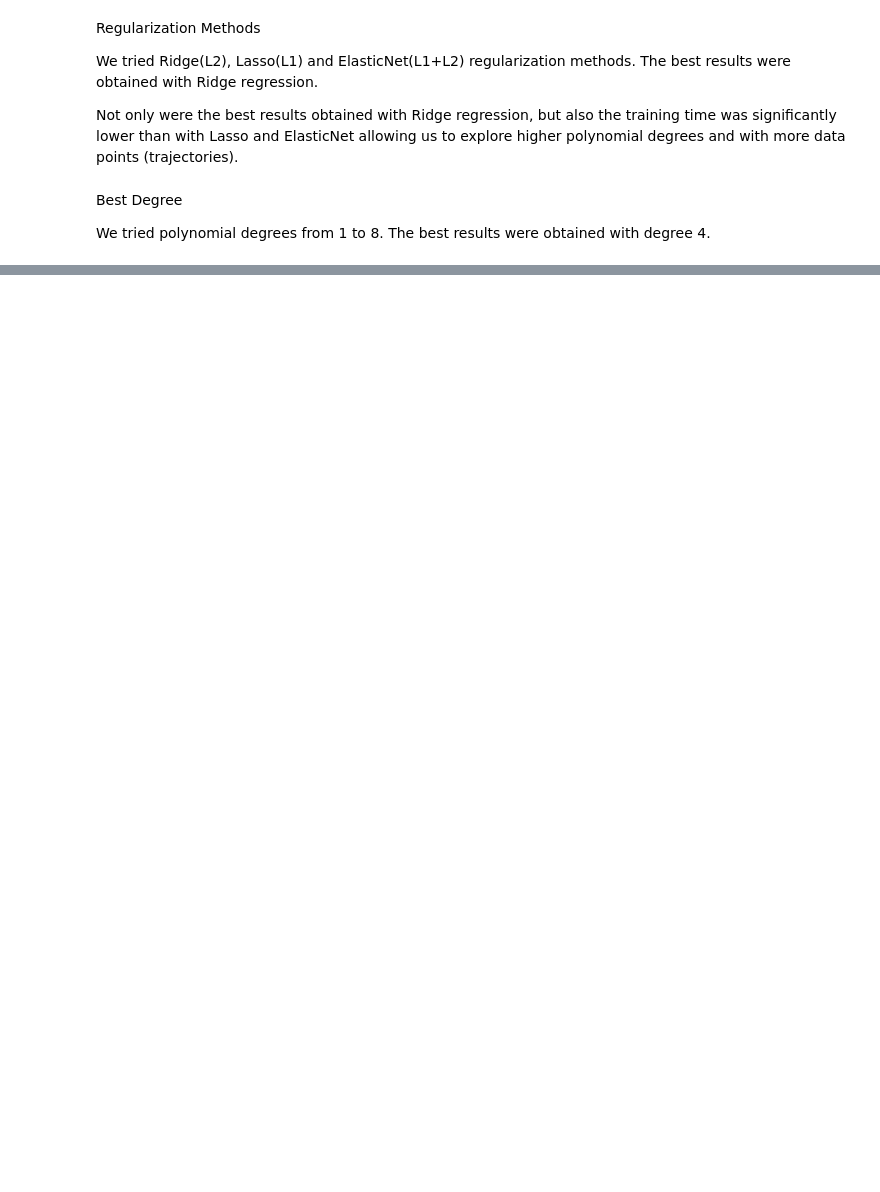
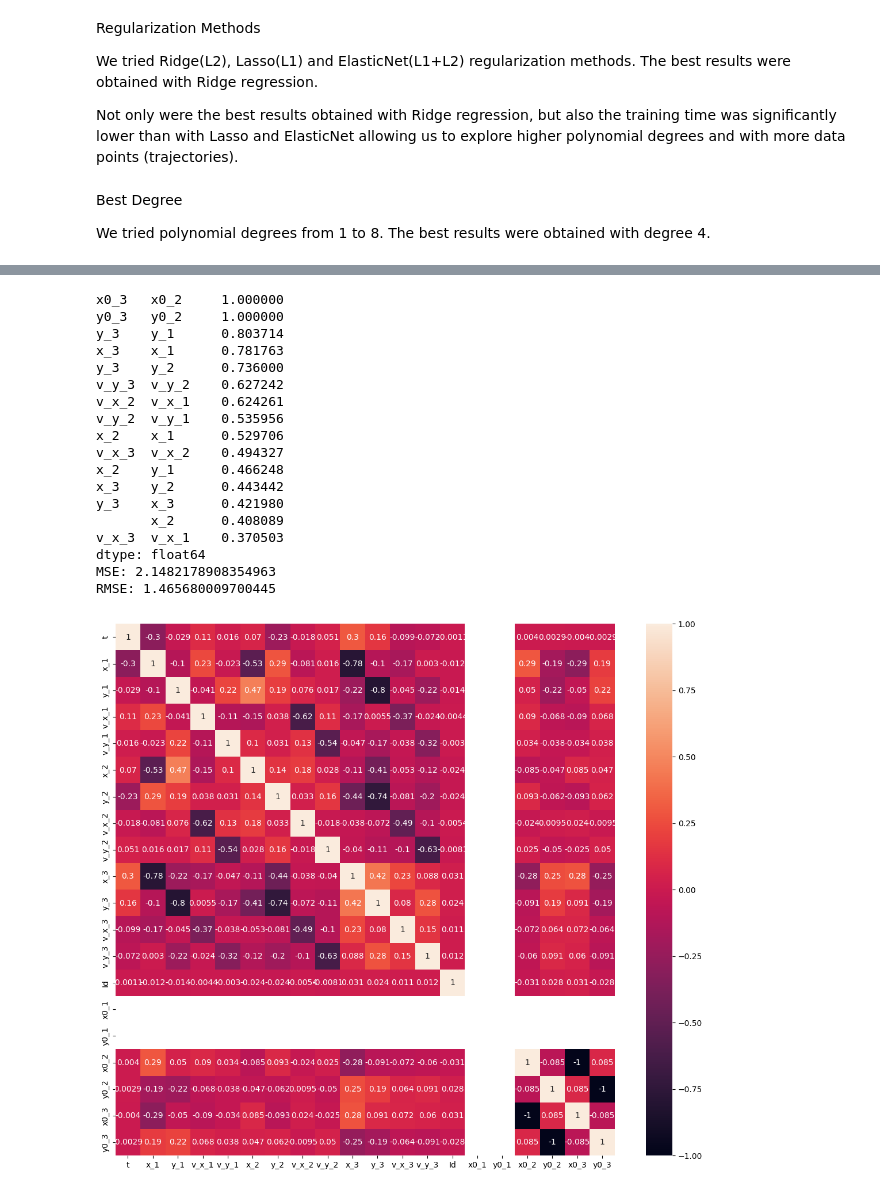
Before and after one commit to MateusCabral-FCT/AA_1-projeto, a Jupyter notebook: code/machine_learning_project.ipynb, the cells around one changed output, grey strips where cells are left out. Cells and saved outputs as stored; diff of their text form; code cells hidden in the pictures; blank space fills up the shorter version.

```diff
--- a/code/machine_learning_project.ipynb
+++ b/code/machine_learning_project.ipynb
@@ -260,0 +294,52 @@ Best RMSE: 1.203587057930673
+# %%
+corr = updated_train_data.corr()
+plt.figure(figsize=(14,12))
+sns.heatmap(corr,annot=True)
+
+corr_matrix = corr.abs()
+upper_triangle = corr_matrix.where(np.triu(np.ones(corr_matrix.shape), k=1).astype(bool))
+
+# Unstack, drop NaNs, and sort
+sorted_corrs = upper_triangle.unstack().dropna().sort_values(ascending=False)
+
+print(sorted_corrs.head(15))  # Top 15 strongest correlations
+
+# Drop x0_1 and y0_1 because they are constant
+# Drop y0_3 because it is highly correlated with y0_2
+# Drop x0_3 because it is highly correlated with x0_2
+
+x_train, y_train, updated_train_data = create_splits(train_data)
+reduced_x_train = x_train.drop(columns=['x0_1','y0_1','x0_3','y0_3'])
+reduced_y_train = y_train.copy()
+reduced_pipeline = make_pipeline(StandardScaler(),LinearRegression())
+reduced_pipeline.fit(reduced_x_train, reduced_y_train)
+
+x_val, y_val,updated_val_data = create_splits(val_data)
+reduced_x_val = x_val.drop(columns=['x0_1','y0_1','x0_3','y0_3'])
+reduced_y_val = y_val.copy()
+reduced_y_pred = reduced_pipeline.predict(reduced_x_val)
+
+mse = mean_squared_error(reduced_y_val, reduced_y_pred)
+print("MSE:",mse)
+rmse = np.sqrt(mse)
+print("RMSE:",rmse)
+# %% [output]
+x0_3   x0_2     1.000000
+y0_3   y0_2     1.000000
+y_3    y_1      0.803714
+x_3    x_1      0.781763
+y_3    y_2      0.736000
+v_y_3  v_y_2    0.627242
+v_x_2  v_x_1    0.624261
+v_y_2  v_y_1    0.535956
+x_2    x_1      0.529706
+v_x_3  v_x_2    0.494327
+x_2    y_1      0.466248
+x_3    y_2      0.443442
+y_3    x_3      0.421980
+       x_2      0.408089
+v_x_3  v_x_1    0.370503
+dtype: float64
+MSE: 2.1482178908354963
+RMSE: 1.465680009700445
+[figure, added]
```
Also changed, not shown: parts of 10 cells of this notebook.
